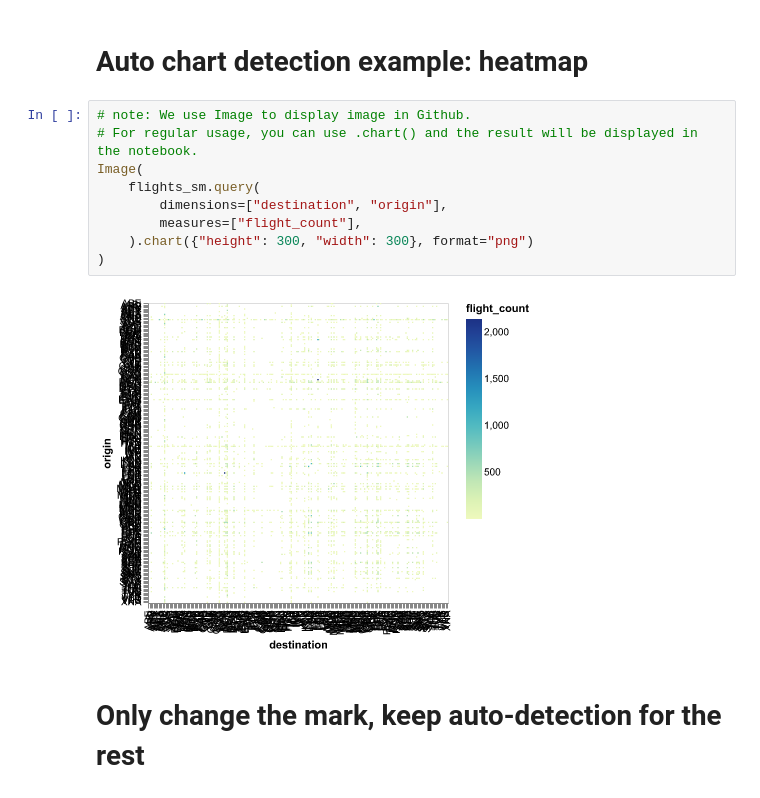
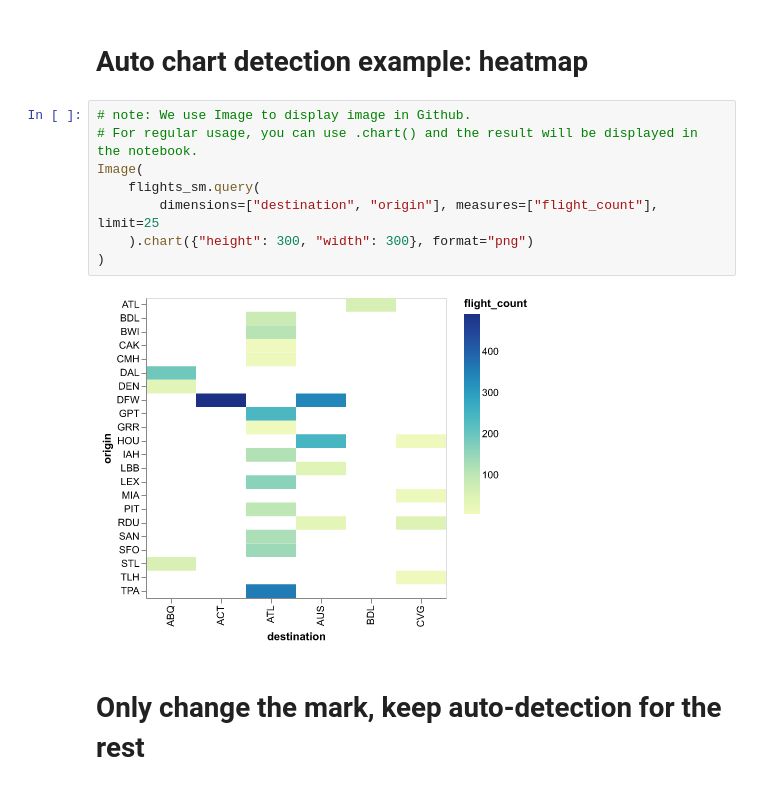
Before and after one commit to boringdata/boring-semantic-layer, a Jupyter notebook: examples/example_chart.ipynb, the cells around one changed output. Drawn from its saved outputs; the diff is of its cells as text.

Commit message:
hotfix/heatmap_in_examples

```diff
--- a/examples/example_chart.ipynb
+++ b/examples/example_chart.ipynb
@@ -38,14 +38,13 @@ Image(
 # %%
 # note: We use Image to display image in Github.
 # For regular usage, you can use .chart() and the result will be displayed in the notebook.
 Image(
     flights_sm.query(
-        dimensions=["destination", "origin"],
-        measures=["flight_count"],
+        dimensions=["destination", "origin"], measures=["flight_count"], limit=25
     ).chart({"height": 300, "width": 300}, format="png")
 )
 # %% [output]
-[figure, old version]
+[figure, new version]
 # %% [markdown]
 # Only change the mark, keep auto-detection for the rest
 # %%
```
